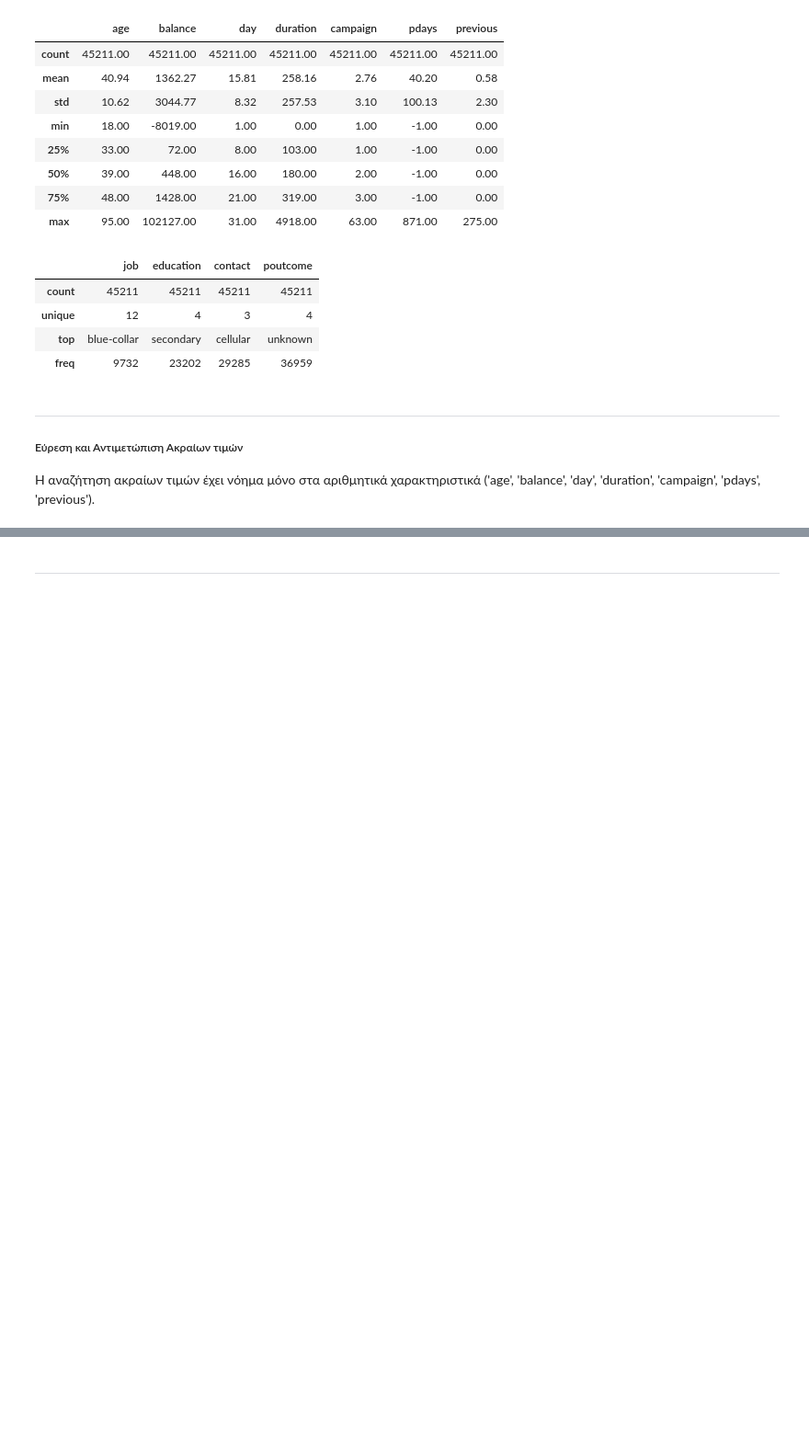
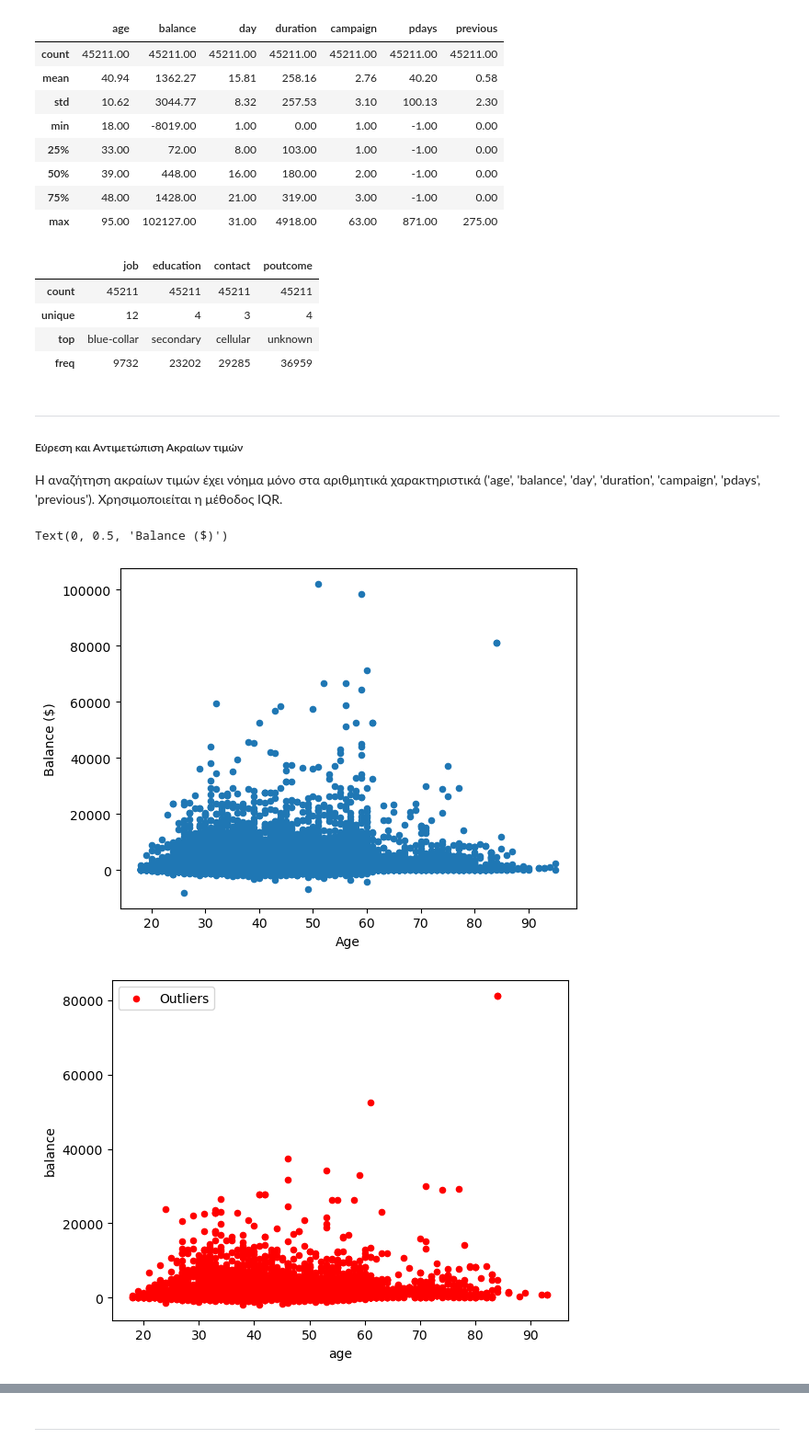
Before and after one commit to chMastellou/Data_Analysis_Assignment_2024, a Jupyter notebook: data_preprocessing/data_preprocessing.ipynb, the cells around one changed output, grey strips where cells are left out. Shown at 92% size. Drawn from its saved outputs; the diff is of its cells as text; code cells hidden in the pictures; blank space fills up the shorter version.

Commit message:
outliers mess

```diff
--- a/data_preprocessing/data_preprocessing.ipynb
+++ b/data_preprocessing/data_preprocessing.ipynb
@@ -134,3 +134,37 @@ categorical_columns.describe()
 ---
 ##### Εύρεση και Αντιμετώπιση Ακραίων τιμών
 Η αναζήτηση ακραίων τιμών έχει νόημα μόνο στα αριθμητικά χαρακτηριστικά ('age', 'balance', 'day', 'duration', 'campaign', 'pdays', 'previous').
+Χρησιμοποιείται η μέθοδος IQR.
+# %%
+clean_numeric_columns = numeric_columns.copy()
+for column in numeric_columns.columns:
+        # Calculate Q1 (25th percentile) and Q3 (75th percentile)
+        Q1 = numeric_columns[column].quantile(0.25)
+        Q3 = numeric_columns[column].quantile(0.75)
+
+        # Calculate IQR (Interquartile Range)
+        IQR = Q3 - Q1
+
+        # Define the lower and upper bounds for outliers
+        lower_bound = Q1 - 1.5 * IQR
+        upper_bound = Q3 + 1.5 * IQR
+
+        # Remove rows where outliers exist for the current column
+        clean_numeric_columns = numeric_columns[(numeric_columns[column] >= lower_bound) & (numeric_columns[column] <= upper_bound)]
+# %%
+outliers = numeric_columns[~numeric_columns.index.isin(clean_numeric_columns.index)]
+#outliers = clean_numeric_columns
+
+fig, ax = plt.subplots(1,1)
+
+numeric_columns.plot.scatter(x='age',y='balance',ax=ax)
+# Overlay outliers as red dots on the x-axis
+# plt.scatter(outliers['balance'], np.zeros_like(outliers['balance']), color='red', marker='o', label='Outliers', zorder=5)
+outliers.plot.scatter(x='age', y='balance',color='red', marker='o', label='Outliers', zorder=5)
+
+ax.set_xlabel('Age')
+ax.set_ylabel('Balance ($)')
+# %% [output]
+Text(0, 0.5, 'Balance ($)')
+[figure, added]
+[figure, added]
```
Also changed, not shown: parts of 5 cells of this notebook.
